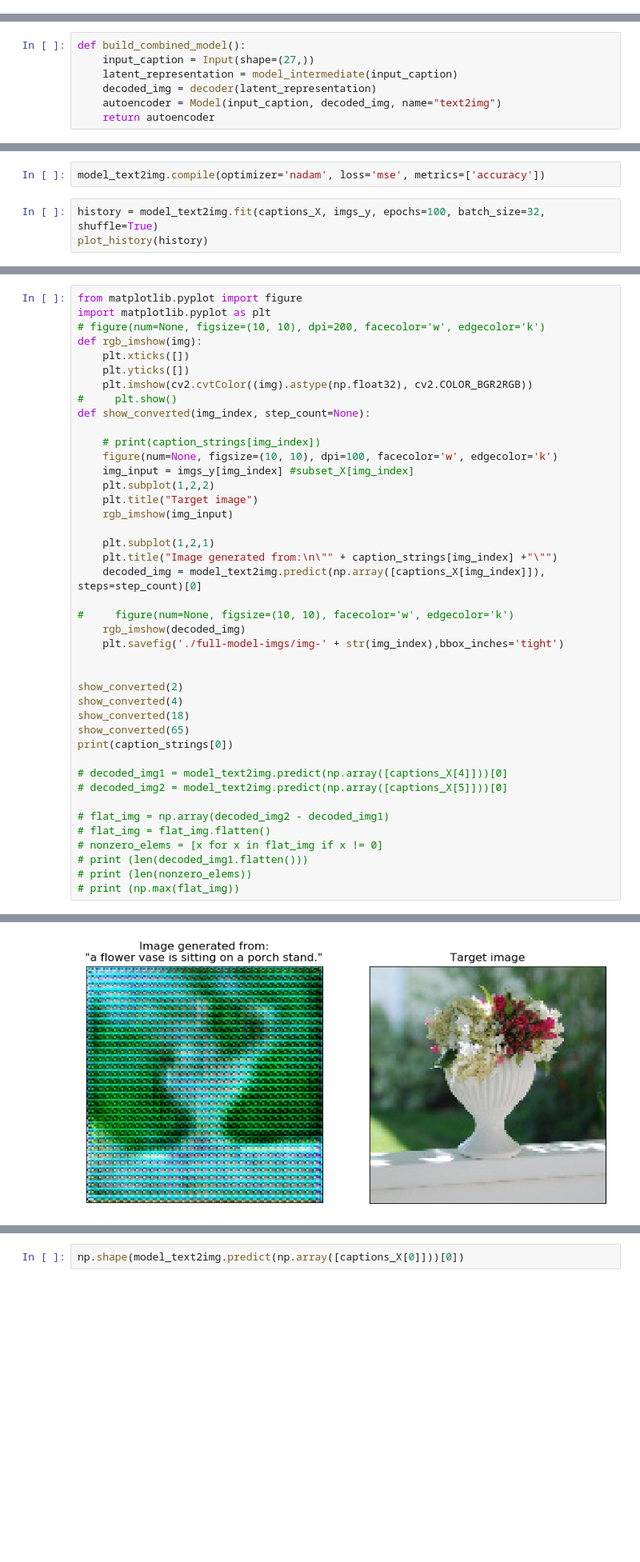
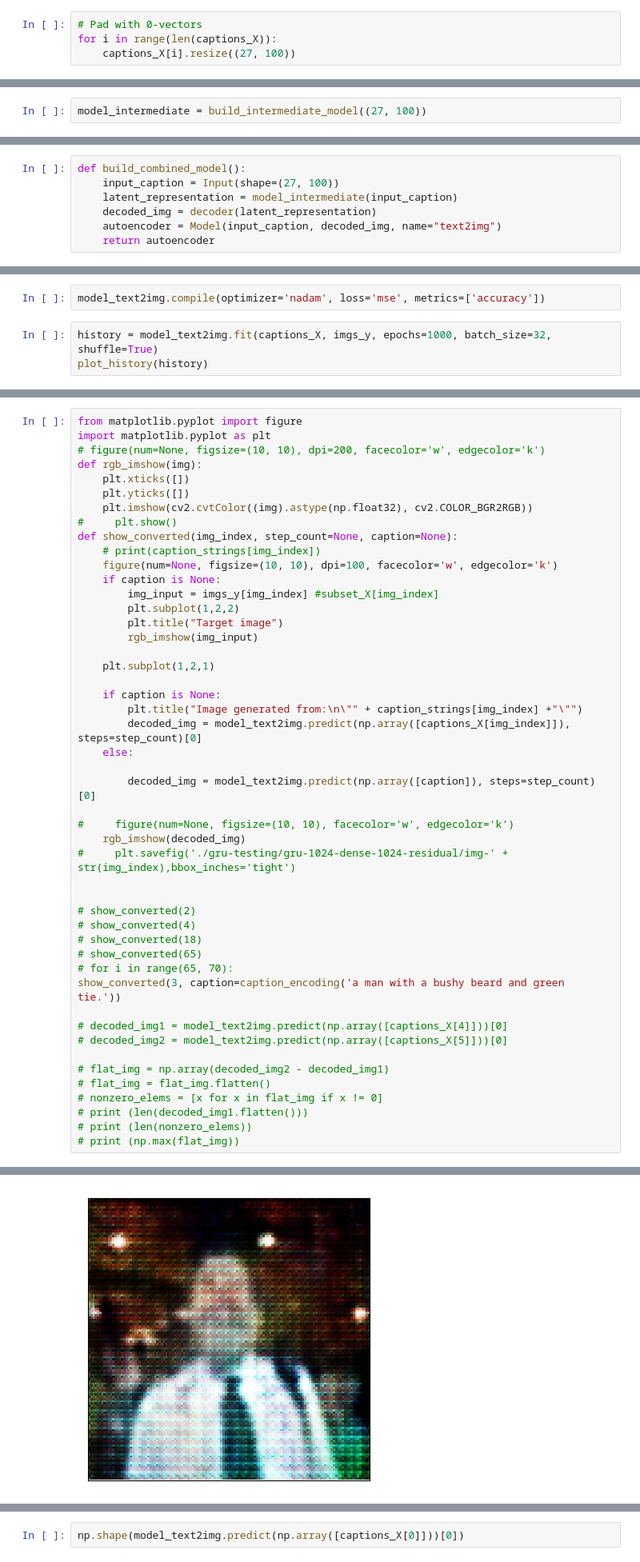
Before and after one commit to joasepul/caption-to-image-synthesis, a Jupyter notebook: text-to-image.ipynb, the cells around one changed output, grey strips where cells are left out. Shown: that part at 80% size. Saved outputs shown, nothing was run; the diff lists cells and outputs as text; blank space fills up the shorter version.

```diff
--- a/text-to-image.ipynb
+++ b/text-to-image.ipynb
@@ -63,2 +70,6 @@ captions_X = pad_sequences(captions_X, maxlen=27, value=0, padding='post')
+# %%
+# Pad with 0-vectors
+for i in range(len(captions_X)):
+    captions_X[i].resize((27, 100))
 # %%
 captions_X = np.array(captions_X)
@@ -156,3 +171,5 @@ Tensor("embedding_3/embedding_lookup/Identity:0", shape=(?, 27, 64), dtype=float
+# %%
+model_intermediate = build_intermediate_model((27, 100))
 # %%
 model_intermediate.summary()
 # %% [output]
@@ -180,6 +197,6 @@ len(model_intermediate.layers)
 # %%
 def build_combined_model():
-    input_caption = Input(shape=(27,))
+    input_caption = Input(shape=(27, 100))
     latent_representation = model_intermediate(input_caption)
     decoded_img = decoder(latent_representation)
     autoencoder = Model(input_caption, decoded_img, name="text2img")
@@ -205,6 +222,6 @@ _________________________________________________________________
 # %%
 model_text2img.compile(optimizer='nadam', loss='mse', metrics=['accuracy'])
 # %%
-history = model_text2img.fit(captions_X, imgs_y, epochs=100, batch_size=32, shuffle=True)
+history = model_text2img.fit(captions_X, imgs_y, epochs=1000, batch_size=32, shuffle=True)
 plot_history(history)
 # %% [output]
@@ -261,29 +278,35 @@ def rgb_imshow(img):
     plt.yticks([])
     plt.imshow(cv2.cvtColor((img).astype(np.float32), cv2.COLOR_BGR2RGB))
 #     plt.show()
-def show_converted(img_index, step_count=None):
-
+def show_converted(img_index, step_count=None, caption=None):
     # print(caption_strings[img_index])
     figure(num=None, figsize=(10, 10), dpi=100, facecolor='w', edgecolor='k')
-    img_input = imgs_y[img_index] #subset_X[img_index]
-    plt.subplot(1,2,2)
-    plt.title("Target image")
-    rgb_imshow(img_input)
+    if caption is None:
+        img_input = imgs_y[img_index] #subset_X[img_index]
+        plt.subplot(1,2,2)
+        plt.title("Target image")
+        rgb_imshow(img_input)
 
     plt.subplot(1,2,1)
-    plt.title("Image generated from:\n\"" + caption_strings[img_index] +"\"")
-    decoded_img = model_text2img.predict(np.array([captions_X[img_index]]), steps=step_count)[0]
+
+    if caption is None:
+        plt.title("Image generated from:\n\"" + caption_strings[img_index] +"\"")
+        decoded_img = model_text2img.predict(np.array([captions_X[img_index]]), steps=step_count)[0]
+    else:
+
+        decoded_img = model_text2img.predict(np.array([caption]), steps=step_count)[0]
 
 #     figure(num=None, figsize=(10, 10), facecolor='w', edgecolor='k')
     rgb_imshow(decoded_img)
-    plt.savefig('./full-model-imgs/img-' + str(img_index),bbox_inches='tight')
+#     plt.savefig('./gru-testing/gru-1024-dense-1024-residual/img-' + str(img_index),bbox_inches='tight')
 
 
-show_converted(2)
-show_converted(4)
-show_converted(18)
-show_converted(65)
-print(caption_strings[0])
+# show_converted(2)
+# show_converted(4)
+# show_converted(18)
+# show_converted(65)
+# for i in range(65, 70):
+show_converted(3, caption=caption_encoding('a man with a bushy beard and green tie.'))
 
 # decoded_img1 = model_text2img.predict(np.array([captions_X[4]]))[0]
 # decoded_img2 = model_text2img.predict(np.array([captions_X[5]]))[0]
@@ -299 +321 @@ closeup of bins of food that include broccoli and bread.
-[figure, old version]
+[figure, new version]
```
Also changed, not shown: parts of 22 cells of this notebook.
